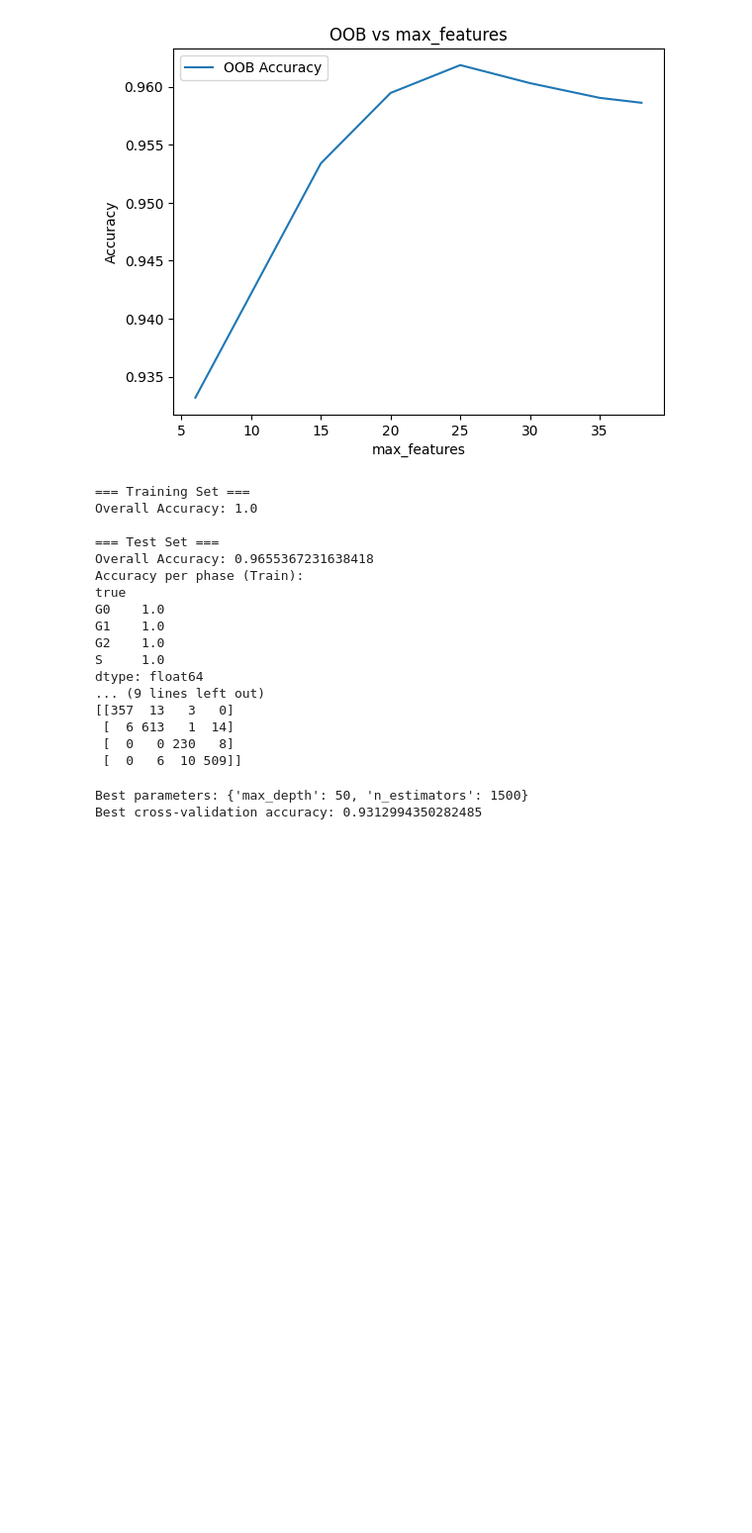
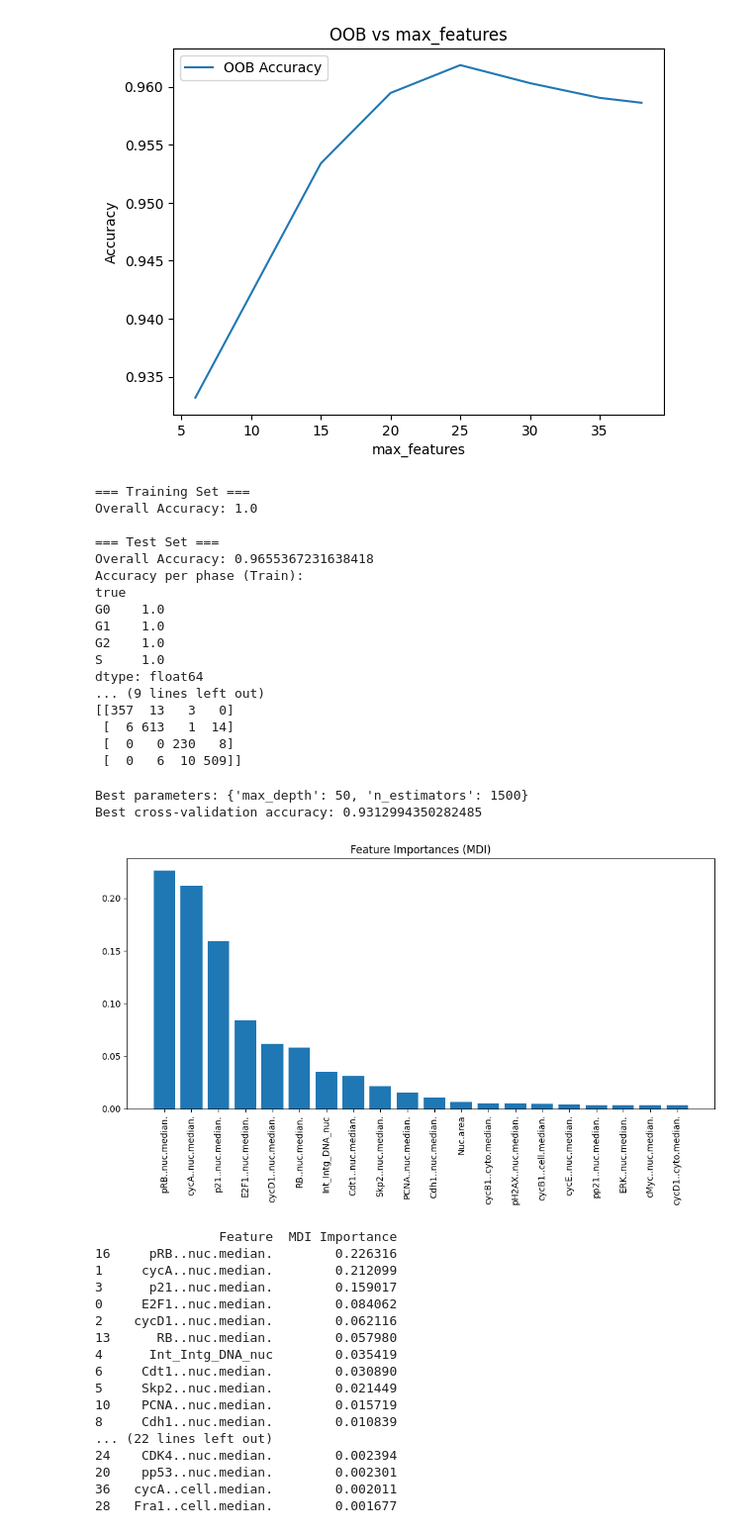
Before and after one commit to mariahgloehr/IICD, a Jupyter notebook: RF/rf_classifier_top40.ipynb, the cells around one changed output. Shown at 99% size. Drawn from its saved outputs; the diff is of its cells as text; code cells hidden in the pictures; blank space fills up the shorter version.

```diff
--- a/RF/rf_classifier_top40.ipynb
+++ b/RF/rf_classifier_top40.ipynb
@@ -185,3 +186,46 @@ print("Best cross-validation accuracy:", grid_search.best_score_)
 # %% [output]
 Best parameters: {'max_depth': 50, 'n_estimators': 1500}
 Best cross-validation accuracy: 0.9312994350282485
+# %%
+# Get feature importances (MDI)
+importances = rf.feature_importances_
+feature_names = X.columns
+indices = np.argsort(importances)[::-1]  # Sort by importance descending
+
+# Select top n indices
+top_n = 20
+top_indices = indices[:top_n]
+
+# Plot
+plt.figure(figsize=(10, 6))
+plt.title("Feature Importances (MDI)")
+plt.bar(range(top_n), importances[top_indices], align='center')
+plt.xticks(range(top_n), feature_names[top_indices], rotation=90)
+plt.tight_layout()
+plt.show()
+
+importance_df = pd.DataFrame({
+    'Feature': feature_names,
+    'MDI Importance': importances
+}).sort_values(by='MDI Importance', ascending=False)
+
+print(importance_df)
+# %% [output]
+[figure, added]
+                Feature  MDI Importance
+16     pRB..nuc.median.        0.226316
+1     cycA..nuc.median.        0.212099
+3      p21..nuc.median.        0.159017
+0     E2F1..nuc.median.        0.084062
+2    cycD1..nuc.median.        0.062116
+13      RB..nuc.median.        0.057980
+4      Int_Intg_DNA_nuc        0.035419
+6     Cdt1..nuc.median.        0.030890
+5     Skp2..nuc.median.        0.021449
+10    PCNA..nuc.median.        0.015719
+8     Cdh1..nuc.median.        0.010839
+... (22 lines left out)
+24    CDK4..nuc.median.        0.002394
+20    pp53..nuc.median.        0.002301
+36   cycA..cell.median.        0.002011
+28   Fra1..cell.median.        0.001677
```
Also changed, not shown: parts of 1 cell of this notebook, 11 other files.
